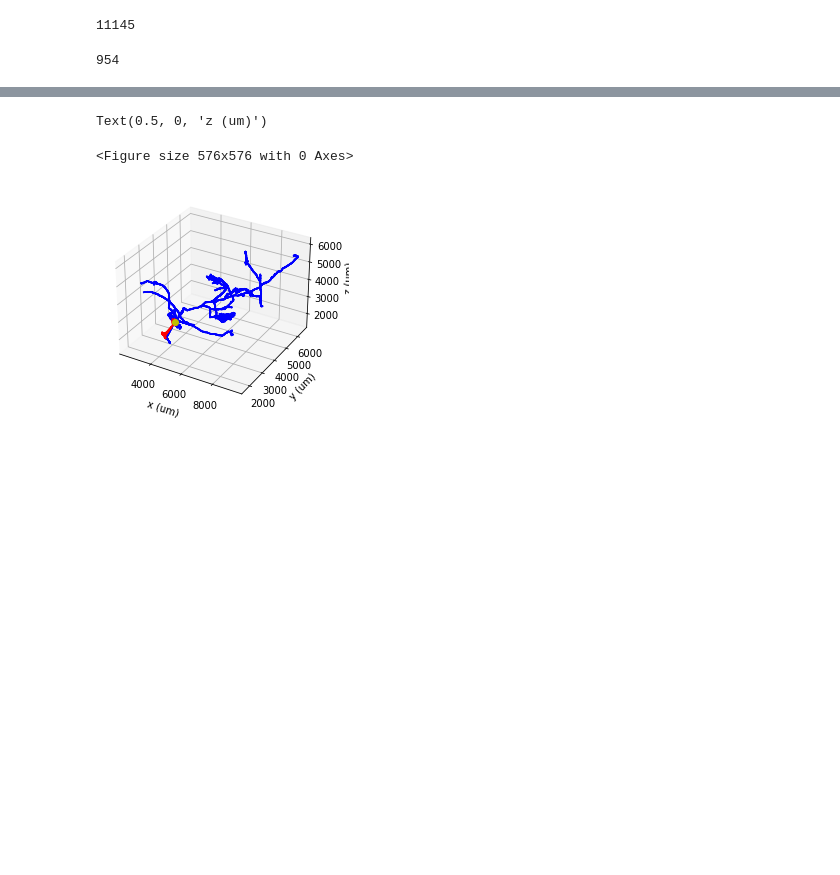
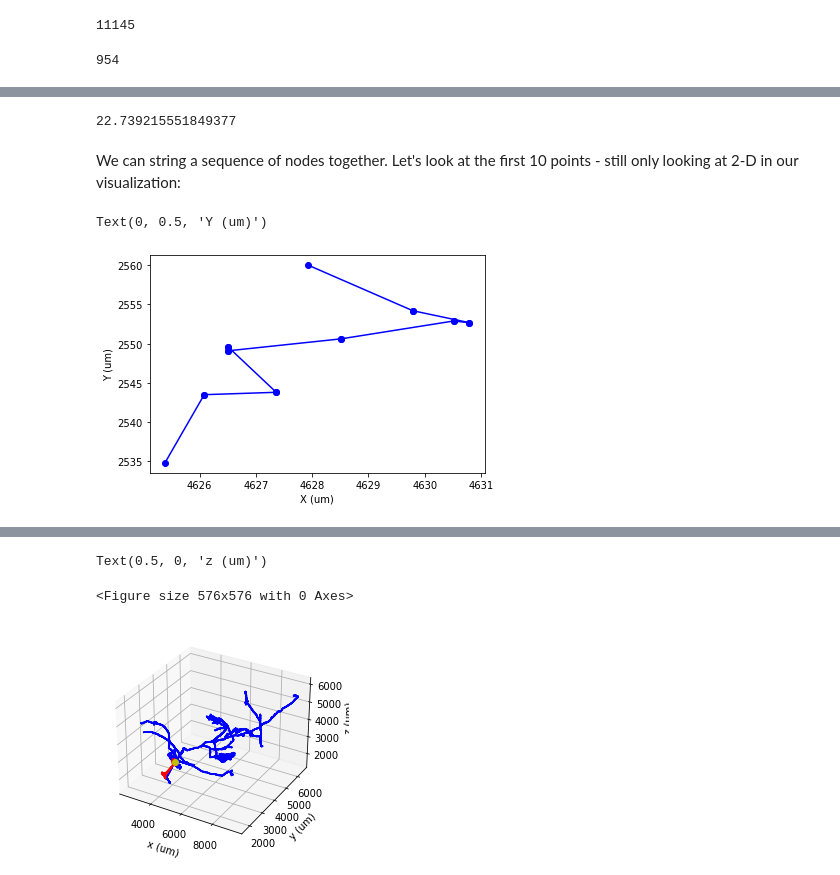
Before and after one commit to AllenNeuralDynamics/CNC-Exaspim-Workshop, a Jupyter notebook: code/Morphology.ipynb, the cells around one changed output, grey strips where cells are left out. Drawn from its saved outputs; the diff is of its cells as text; code cells hidden in the pictures; blank space fills up the shorter version.

```diff
--- a/code/Morphology.ipynb
+++ b/code/Morphology.ipynb
@@ -27,0 +61,19 @@ axons.head()
+# %%
+point1 = np.array((axons.x[parent_index], axons.y[parent_index], axons.z[parent_index])).flatten()
+point2 = np.array((axons.x[i], axons.y[i], axons.z[i])).flatten()
+length = np.linalg.norm(point2-point1)
+print(length)
+# %% [output]
+22.739215551849377
+# %% [markdown]
+We can string a sequence of nodes together. Let's look at the first 10 points - still only looking at 2-D in our visualization:
+# %%
+for i in range(1,10):
+    parent_number = axons.parentNumber[i]
+    parent_index = axons[axons.sampleNumber==parent_number].index.values[0]
+    plt.plot([axons.x[i], axons.x[parent_index]], [axons.y[i], axons.y[parent_index]], 'bo-')
+plt.xlabel("X (um)")
+plt.ylabel("Y (um)")
+# %% [output]
+Text(0, 0.5, 'Y (um)')
+[figure, added]
```
Also changed, not shown: parts of 52 cells of this notebook, 2 other files.
